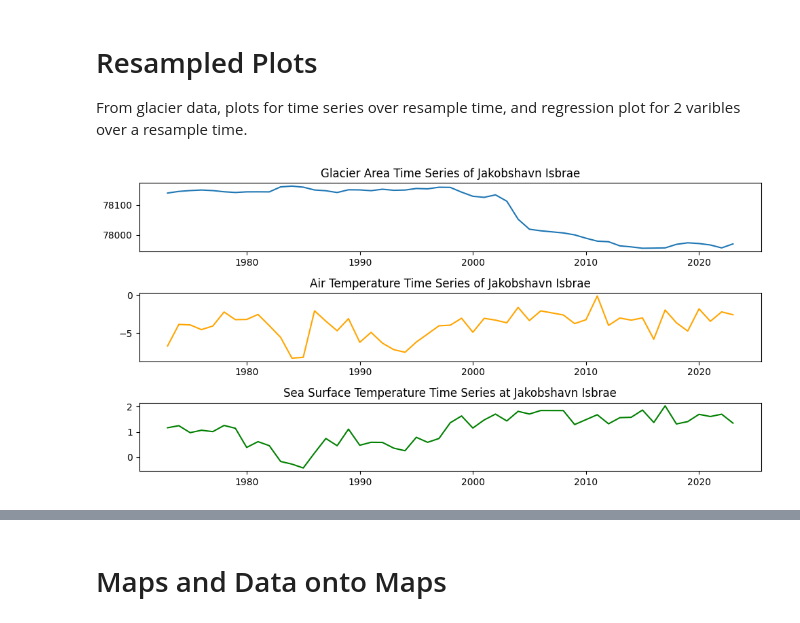
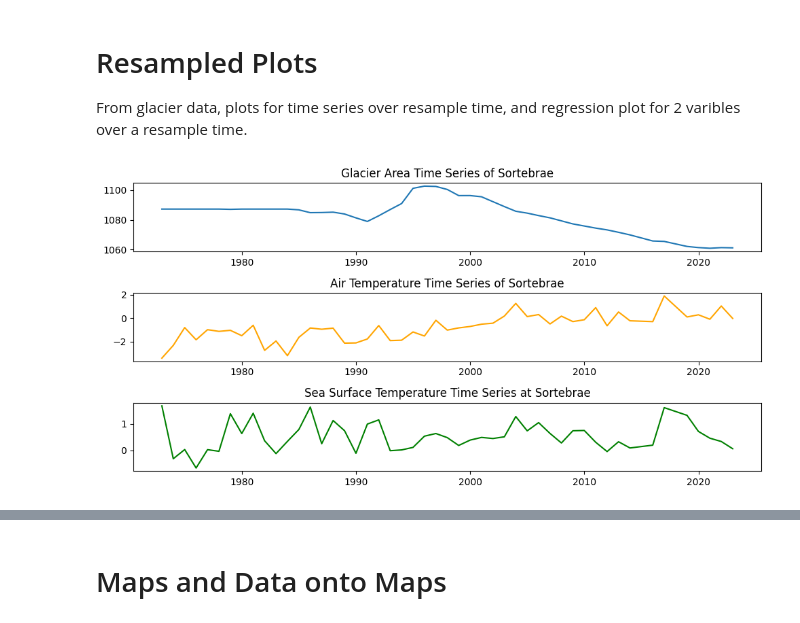
Before and after one commit to joelbarron06/ESDA2_Project, a Jupyter notebook: project_code.ipynb, the cells around one changed output, grey strips where cells are left out. Saved outputs shown, nothing was run; the diff lists cells and outputs as text; code cells hidden in the pictures.

```diff
--- a/project_code.ipynb
+++ b/project_code.ipynb
@@ -387,22 +387,22 @@ plt.show()
 
 From glacier data, plots for time series over resample time, and regression plot for 2 varibles over a resample time.
 # %%
-GLACIER = 'Jakobshavn Isbrae'
+GLACIER = 'Sortebrae'
 SAMPLE_TIME = 'YE' # Year: 'YE', 5-Year: '5YE'
 
 glacier_df = get_glacier_df(GLACIER, SAMPLE_TIME)
 
 fig, ax = plt.subplots(3, 1, figsize=(10, 5))
 ax[0].plot(glacier_df.index, glacier_df['area'])
 ax[0].set_title(f'Glacier Area Time Series of {GLACIER}')
 ax[1].plot(glacier_df.index, glacier_df['airtemp'], color='orange')
 ax[1].set_title(f'Air Temperature Time Series of {GLACIER}')
 ax[2].plot(glacier_df.index, glacier_df['SST'], color='green')
 ax[2].set_title(f'Sea Surface Temperature Time Series at {GLACIER}')
 plt.tight_layout()
 plt.show()
 # %% [output]
-[figure, old version]
+[figure, new version]
 # %%
 GLACIER = 'Jakobshavn Isbrae'
 SAMPLE_TIME = 'YE' # Year: 'YE', 5-Year: '5YE'
```
Also changed, not shown: parts of 6 cells of this notebook.
